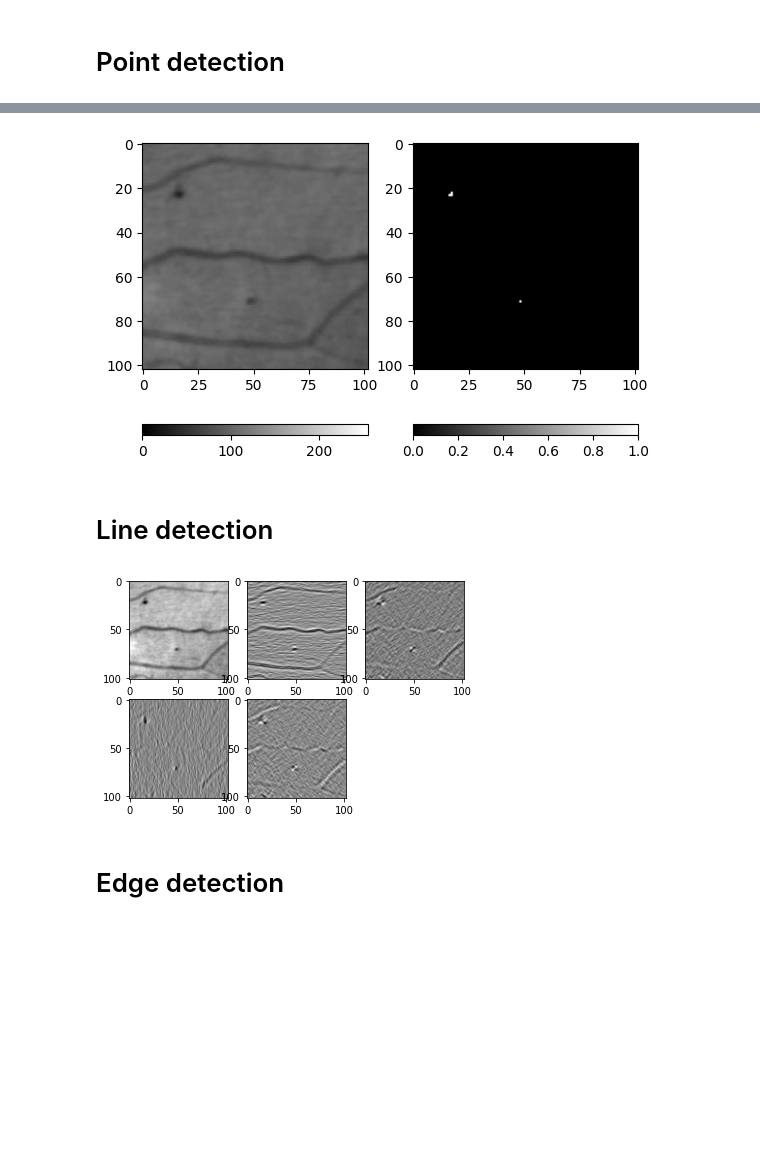
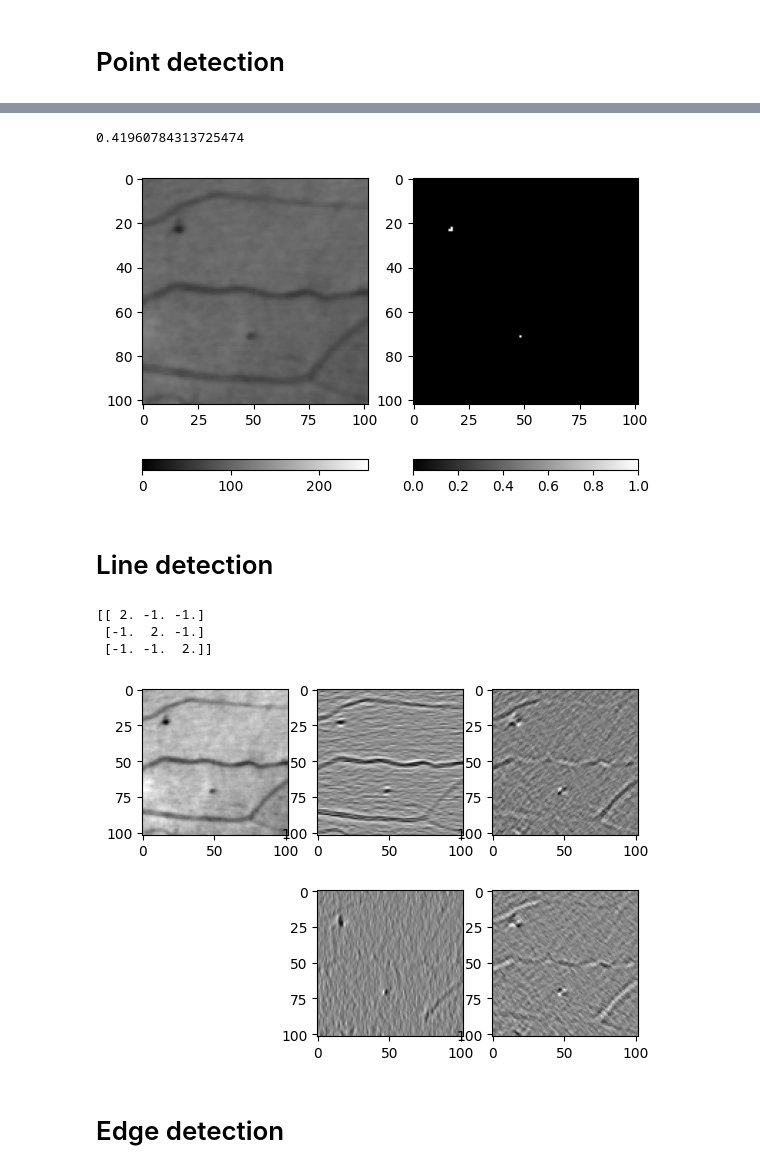
Before and after one commit to ishanyaa/ImageProcessingCSC8628, a Jupyter notebook: image_segmentation-1.ipynb, the cells around one changed output, grey strips where cells are left out. Saved outputs shown, nothing was run; the diff lists cells and outputs as text; code cells hidden in the pictures; blank space fills up the shorter version.

```diff
--- a/image_segmentation-1.ipynb
+++ b/image_segmentation-1.ipynb
@@ -7,3 +7,6 @@ from skimage.filters import sobel, sobel_h, sobel_v, roberts
 from skimage.filters import threshold_otsu, laplace
 # %% [markdown]
 # Point detection
+# %%
+im_an = data.microaneurysms()
+im_an
@@ -10,13 +21,18 @@ from skimage.filters import threshold_otsu, laplace
 # %%
-im = data.microaneurysms()
-k = -1 * np.ones((3,3))
-k[1,1] = 8
-imf = convolve(img_as_float(im), k)
+# point detection
+k = -1 *np.ones((3, 3))
+k[1, 1] = 8
+
+imf = convolve(img_as_float(im_an), k)
+
+print(np.abs(imf).max()
+)
 imp = np.abs(imf) > 0.9 * np.abs(imf).max()
+
 
 fig = plt.figure()
 ax = fig.add_subplot(1, 2, 1)
-p = plt.imshow(im, cmap='gray')
+p = plt.imshow(im_an, cmap='gray')
 c = plt.colorbar(orientation='horizontal')
 plt.clim(0, 255)
 
@@ -25,39 +41,52 @@ p = plt.imshow(imp, cmap='gray')
 c = plt.colorbar(orientation='horizontal')
 plt.clim(0, 1)
 # %% [output]
+0.41960784313725474
 [figure]
 # %% [markdown]
 # Line detection
 # %%
-im = data.microaneurysms()
+# line detection
 
 k = -1 * np.ones((3,3))
+
+# row 1 filled with 2
 k0 = k.copy()
 k0[1,:] = 2
+
+# column 1 filled with 2
 k2 = k.copy()
 k2[:,1] = 2
+
+# diagonal filled with 2 [+45 degree]
 k3 = k.copy()
 np.fill_diagonal(k3, 2)
+print(k3)
+
+# diagonal filled with 2 [-45 degree]
 k1 = k3.copy()
 k1 = np.fliplr(k1)
 
-imf0 = convolve(img_as_float(im), k0)
-imf1 = convolve(img_as_float(im), k1)
-imf2 = convolve(img_as_float(im), k2)
-imf3 = convolve(img_as_float(im), k3)
+imf0 = convolve(img_as_float(im_an), k0)
+imf1 = convolve(img_as_float(im_an), k1)
+imf2 = convolve(img_as_float(im_an), k2)
+imf3 = convolve(img_as_float(im_an), k3)
 
 fig = plt.figure()
 ax = fig.add_subplot(2, 3, 1)
-p = plt.imshow(im, cmap='gray')
+p = plt.imshow(im_an, cmap='gray')
 ax = fig.add_subplot(2, 3, 2)
 p = plt.imshow(imf0, cmap='gray')
 ax = fig.add_subplot(2, 3, 3)
 p = plt.imshow(imf1, cmap='gray')
-ax = fig.add_subplot(2, 3, 4)
+ax = fig.add_subplot(2, 3, 5)
 p = plt.imshow(imf2, cmap='gray')
-ax = fig.add_subplot(2, 3, 5)
+ax = fig.add_subplot(2, 3, 6)
 p = plt.imshow(imf3, cmap='gray')
 # %% [output]
+[[ 2. -1. -1.]
+ [-1.  2. -1.]
+ [-1. -1.  2.]]
-[figure, old version]
+[figure, new version]
 # %% [markdown]
 # Edge detection
```
Also changed, not shown: parts of 7 cells of this notebook.
